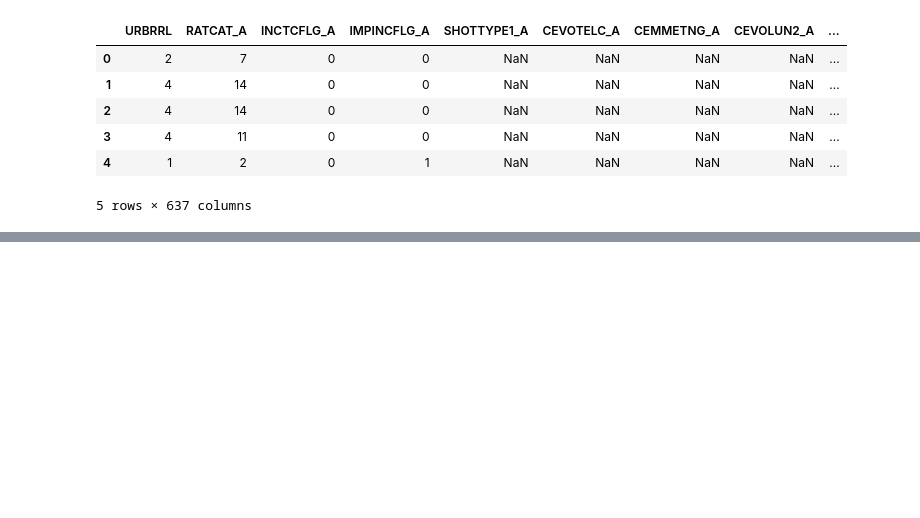
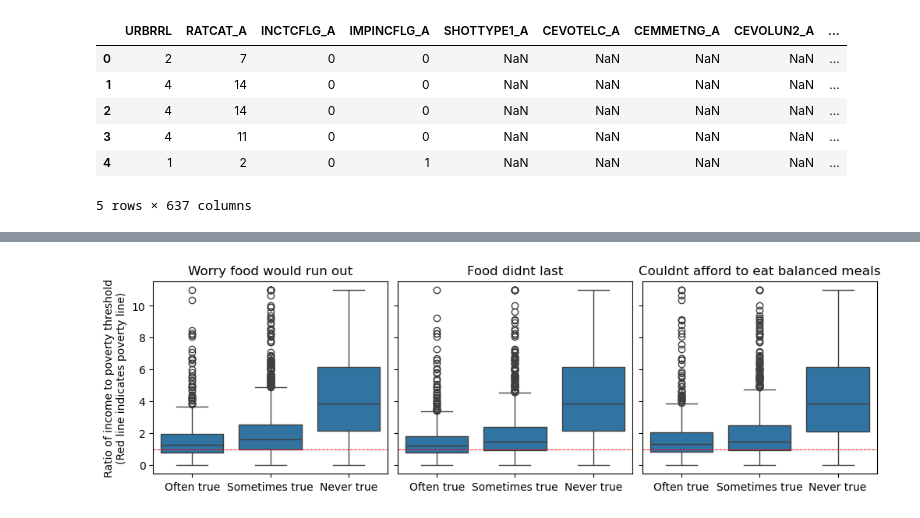
Before and after one commit to kac624/cuny, a Jupyter notebook: D608/story6_KeithC_script.ipynb, the cells around one changed output, grey strips where cells are left out. Drawn from its saved outputs; the diff is of its cells as text; code cells hidden in the pictures; blank space fills up the shorter version.

```diff
--- a/D608/story6_KeithC_script.ipynb
+++ b/D608/story6_KeithC_script.ipynb
@@ -38,7 +43,3 @@ Shape - (27651, 637)
 | 3 | 4 | 11 | 0 | 0 | NaN | NaN | NaN | NaN | ... |
 | 4 | 1 | 2 | 0 | 1 | NaN | NaN | NaN | NaN | ... |
 5 rows × 637 columns
-# %%
-for col in nhis.columns:
-    if 'FDS' in col:
-        print(col)
@@ -80,0 +48,81 @@ BadZipFile: File is not a zip file
+# %%
+variable_to_title = {
+    'Frequency Measures': {
+        'FDSRUNOUT_A': 'Worry food would run out',
+        'FDSLAST_A': 'Food didnt last',
+        'FDSBALANCE_A': 'Couldnt afford to eat balanced meals'
+    },
+    'Binary Measures': {
+        'FDSSKIP_A': '\nCut / skip meals\n',
+        'FDSLESS_A': '\nEat less than should\n',
+        'FDSHUNGRY_A': 'Hungry because\nnot enough money\nfor food',
+        'FDSWEIGHT_A': 'Lose weight because\nnot enough money\nfor food',
+        'FDSNOTEAT_A': 'Not eat for\na whole day'
+    },
+    'Custom Food Security Scores': {
+        'FDSCAT3_A': 'Adult 3-category food security score',
+        'FDSCAT4_A': 'Adult 4-category food security score'
+    },
+    'Numeric Measures': {
+        'FDSSKIPDYS_A': 'How many days did\nyou cut / skip meals',
+        'FDSNEDAYS_A': 'How many days not\neat for a whole day',
+        # 'POVRATTC_A': 'Ratio of income\nto poverty level'
+    }
+}
+
+response_code_to_string = {
+    'Frequency Measures': {
+        1: 'Often true',
+        2: 'Sometimes true',
+        3: 'Never true',
+    },
+    'Binary Measures': {
+        1: 'Yes',
+        2: 'No',
+    },
+    'FDSCAT3_A': {
+        1: 'Food Secure',
+        2: 'Low Food\nSecurity',
+        3: 'Very Low\nFood Security'
+    },
+    'FDSCAT4_A': {
+        1: 'High Food\nSecurity',
+        2: 'Marginal\nFood Security',
+        3: 'Low Food\nSecurity',
+        4: 'Very Low\nFood Security'
+    }
+}
+
+for var_type in variable_to_title:
+
+    print(f'---- {var_type} ----')
+    num_vars = len(variable_to_title[var_type])
+
+    fig, axes = plt.subplots(1, num_vars, figsize=(10, 3), sharey=True, layout='constrained')
+
+    for ax, col in zip(axes.ravel(), variable_to_title[var_type].keys()):
+        if var_type == 'Numeric Measures':
+            max_value = 29
+            plot_df = nhis[nhis[col] <= max_value]
+            ax.scatter(x=col, y='POVRATTC_A', data=plot_df)
+        elif var_type == 'Custom Food Security Scores':
+            max_value = 4
+            plot_df = nhis[nhis[col] <= max_value]
+            sns.boxplot(x=col, y='POVRATTC_A', data=plot_df, ax=ax)
+            locs = ax.get_xticks()
+            ax.set_xticks(locs, [response_code_to_string[col].get(int(loc+1), '') for loc in locs])
+        else:
+            max_value = max(response_code_to_string[var_type].keys())
+            plot_df = nhis[nhis[col] <= max_value]
+            sns.boxplot(x=col, y='POVRATTC_A', data=plot_df, ax=ax)
+            locs = ax.get_xticks()
+            ax.set_xticks(locs, [response_code_to_string[var_type].get(int(loc+1), '') for loc in locs])
+
+        ax.set_title(variable_to_title[var_type][col])
+        ax.set_ylabel('Ratio of income to poverty threshold\n(Red line indicates poverty line)')
+        ax.set_xlabel('')
+
+        ax.axhline(y=1, color='r', linestyle='--', linewidth=0.7)
+
+    plt.show()
+# %% [output]
@@ -80,0 +130 @@ BadZipFile: File is not a zip file
+[figure, added]
```
Also changed, not shown: parts of 13 cells of this notebook, 15 other files.
